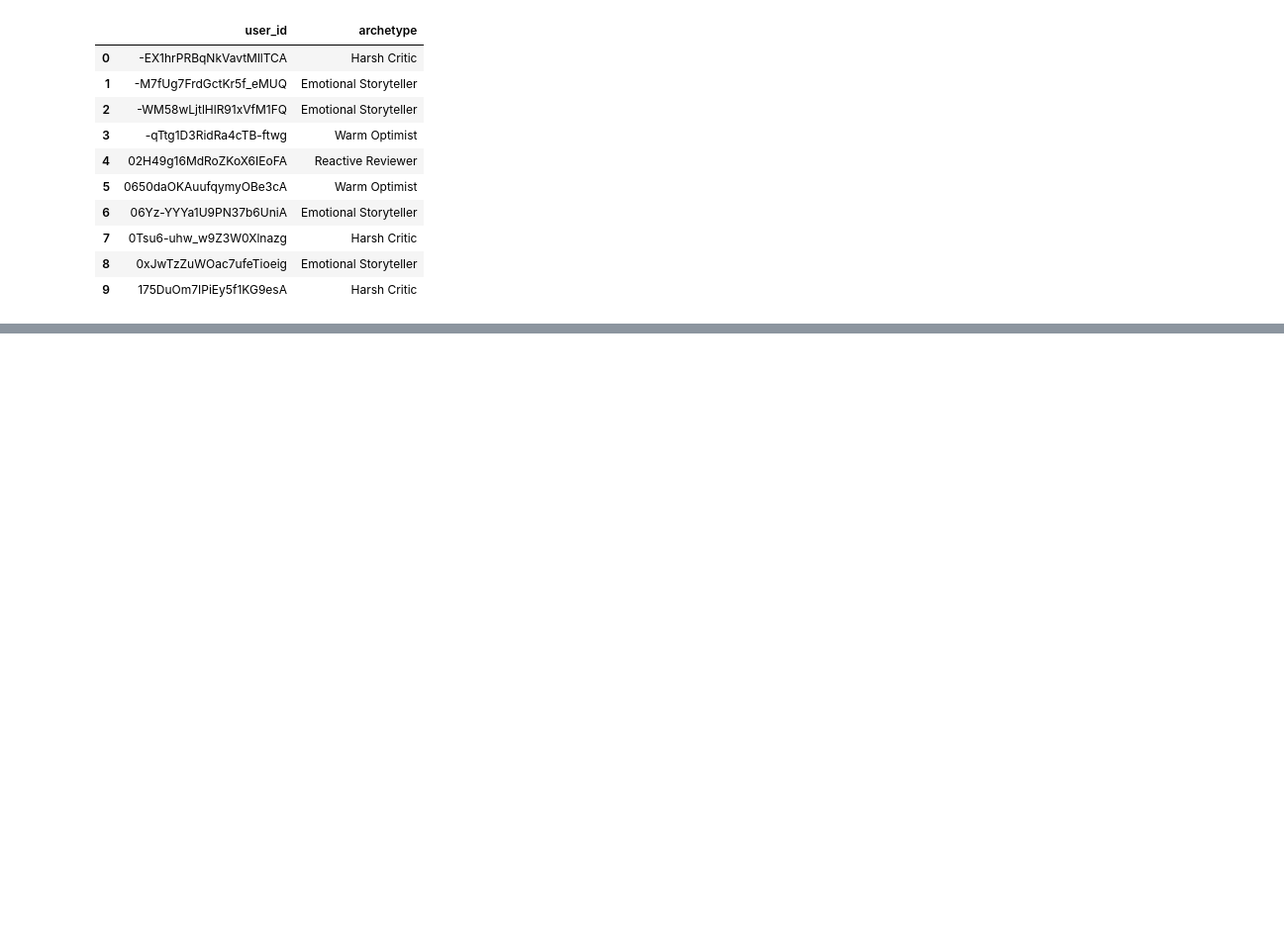
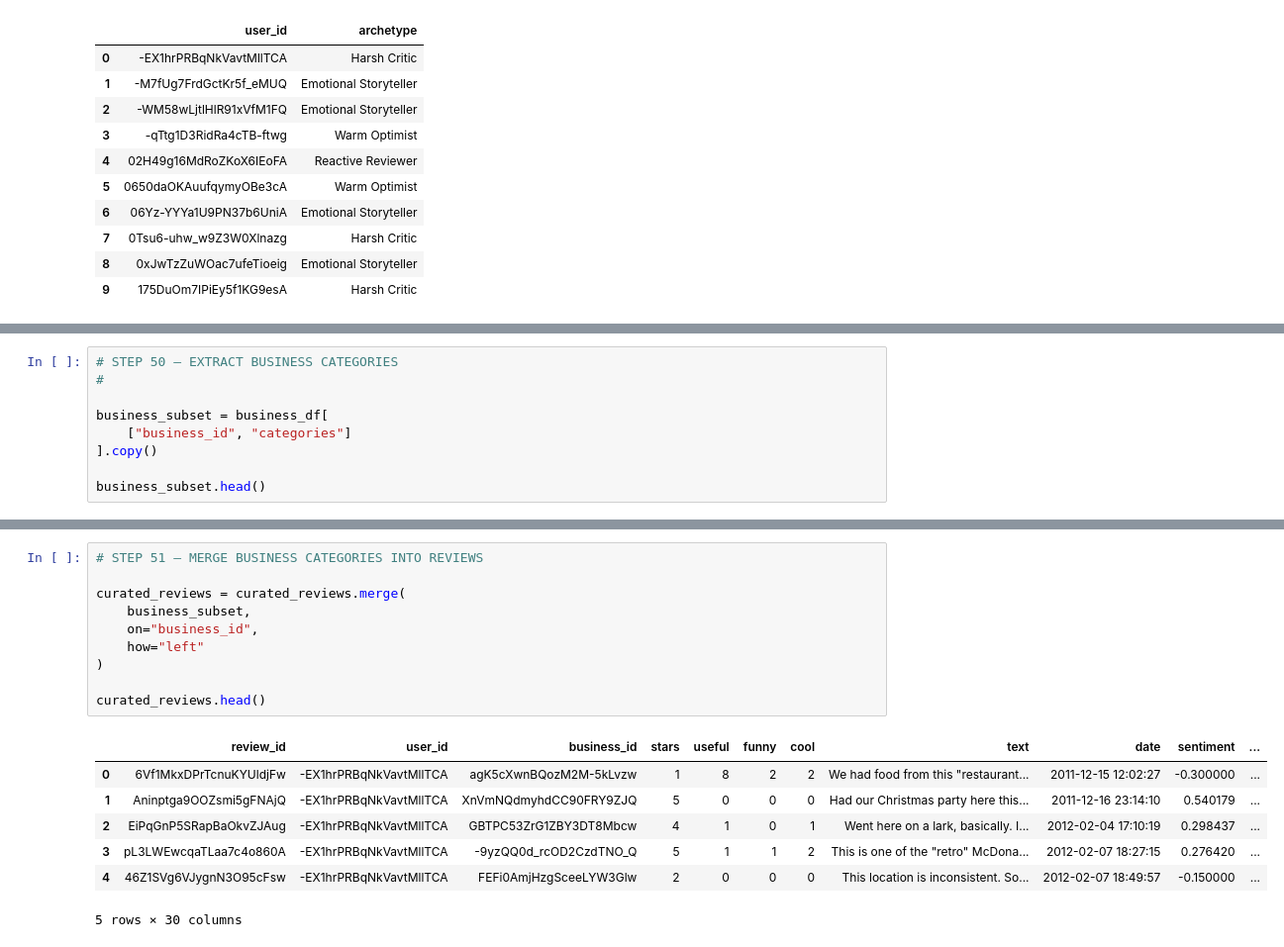
Before and after one commit to entia-lighthaus/project-agent, a Jupyter notebook: notebooks/01_yelp_exploration.ipynb, the cells around one changed output, grey strips where cells are left out. Shown at 99% size. Saved outputs shown, nothing was run; the diff lists cells and outputs as text; blank space fills up the shorter version.

```diff
--- a/notebooks/01_yelp_exploration.ipynb
+++ b/notebooks/01_yelp_exploration.ipynb
@@ -988,0 +1661,9 @@ curated_reviews.head()
+# %%
+# STEP 50 — EXTRACT BUSINESS CATEGORIES
+#
+
+business_subset = business_df[
+    ["business_id", "categories"]
+].copy()
+
+business_subset.head()
@@ -988,0 +1677,18 @@ curated_reviews.head()
+# %%
+# STEP 51 — MERGE BUSINESS CATEGORIES INTO REVIEWS
+
+curated_reviews = curated_reviews.merge(
+    business_subset,
+    on="business_id",
+    how="left"
+)
+
+curated_reviews.head()
+# %% [output]
+|  | review_id | user_id | business_id | stars | useful | funny | cool | text | date | sentiment | ... |
+| 0 | 6Vf1MkxDPrTcnuKYUldjFw | -EX1hrPRBqNkVavtMllTCA | agK5cXwnBQozM2M-5kLvzw | 1 | 8 | 2 | 2 | We had food from this "restaurant... | 2011-12-15 12:02:27 | -0.300000 | ... |
+| 1 | Aninptga9OOZsmi5gFNAjQ | -EX1hrPRBqNkVavtMllTCA | XnVmNQdmyhdCC90FRY9ZJQ | 5 | 0 | 0 | 0 | Had our Christmas party here this... | 2011-12-16 23:14:10 | 0.540179 | ... |
+| 2 | EiPqGnP5SRapBaOkvZJAug | -EX1hrPRBqNkVavtMllTCA | GBTPC53ZrG1ZBY3DT8Mbcw | 4 | 1 | 0 | 1 | Went here on a lark, basically. I... | 2012-02-04 17:10:19 | 0.298437 | ... |
+| 3 | pL3LWEwcqaTLaa7c4o860A | -EX1hrPRBqNkVavtMllTCA | -9yzQQ0d_rcOD2CzdTNO_Q | 5 | 1 | 1 | 2 | This is one of the "retro" McDona... | 2012-02-07 18:27:15 | 0.276420 | ... |
+| 4 | 46Z1SVg6VJygnN3O95cFsw | -EX1hrPRBqNkVavtMllTCA | FEFi0AmjHzgSceeLYW3Glw | 2 | 0 | 0 | 0 | This location is inconsistent. So... | 2012-02-07 18:49:57 | -0.150000 | ... |
+5 rows × 30 columns
```
Also changed, not shown: parts of 43 cells of this notebook, 2 other files.
